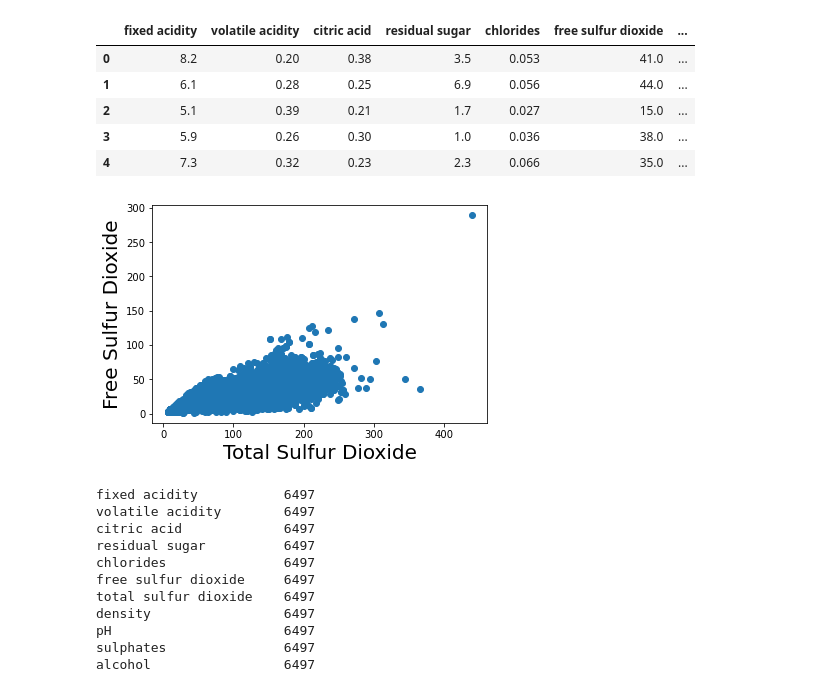
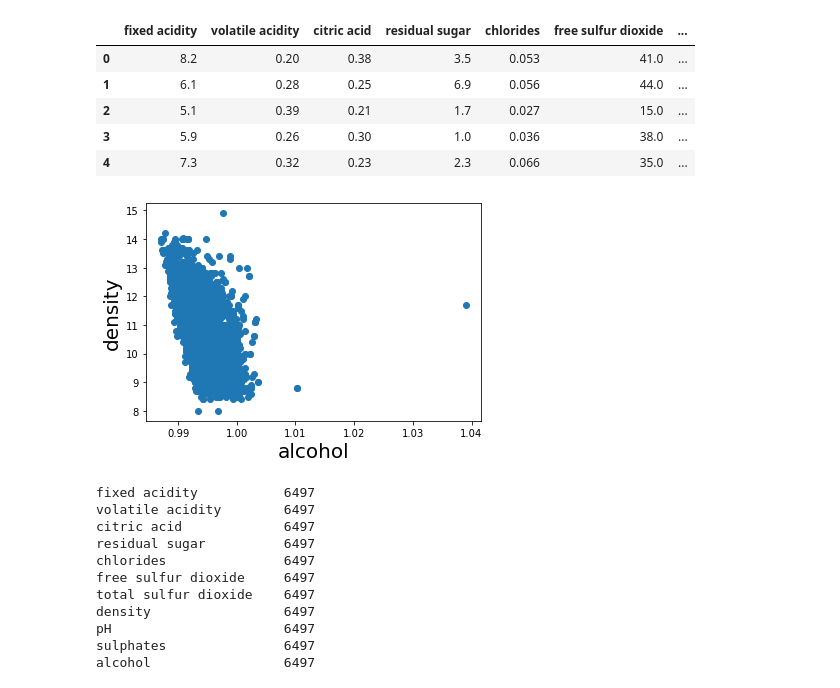
Before and after one commit to lukealibozek/group5_project, a Jupyter notebook: Wine_Quality_Analysis.ipynb, the cells around one changed output. Saved outputs shown, nothing was run; the diff lists cells and outputs as text; code cells hidden in the pictures.

```diff
--- a/Wine_Quality_Analysis.ipynb
+++ b/Wine_Quality_Analysis.ipynb
@@ -705,13 +705,13 @@ df_combined.head()
 | 3 | 5.9 | 0.26 | 0.30 | 1.0 | 0.036 | 38.0 | ... |
 | 4 | 7.3 | 0.32 | 0.23 | 2.3 | 0.066 | 35.0 | ... |
 # %%
-y = df_combined['free sulfur dioxide']
-x1 = df_combined['total sulfur dioxide']
+y = df_combined['alcohol']
+x1 = df_combined['density'].values.reshape(-1,1)
 # %%
 plt.scatter(x1, y)
-plt.xlabel('Total Sulfur Dioxide', fontsize=20)
-plt.ylabel('Free Sulfur Dioxide', fontsize=20)
+plt.xlabel('alcohol', fontsize=20)
+plt.ylabel('density', fontsize=20)
 plt.show()
 # %% [output]
-[figure, old version]
+[figure, new version]
 # %%
```
Also changed, not shown: parts of 12 cells of this notebook, 12 other files.
